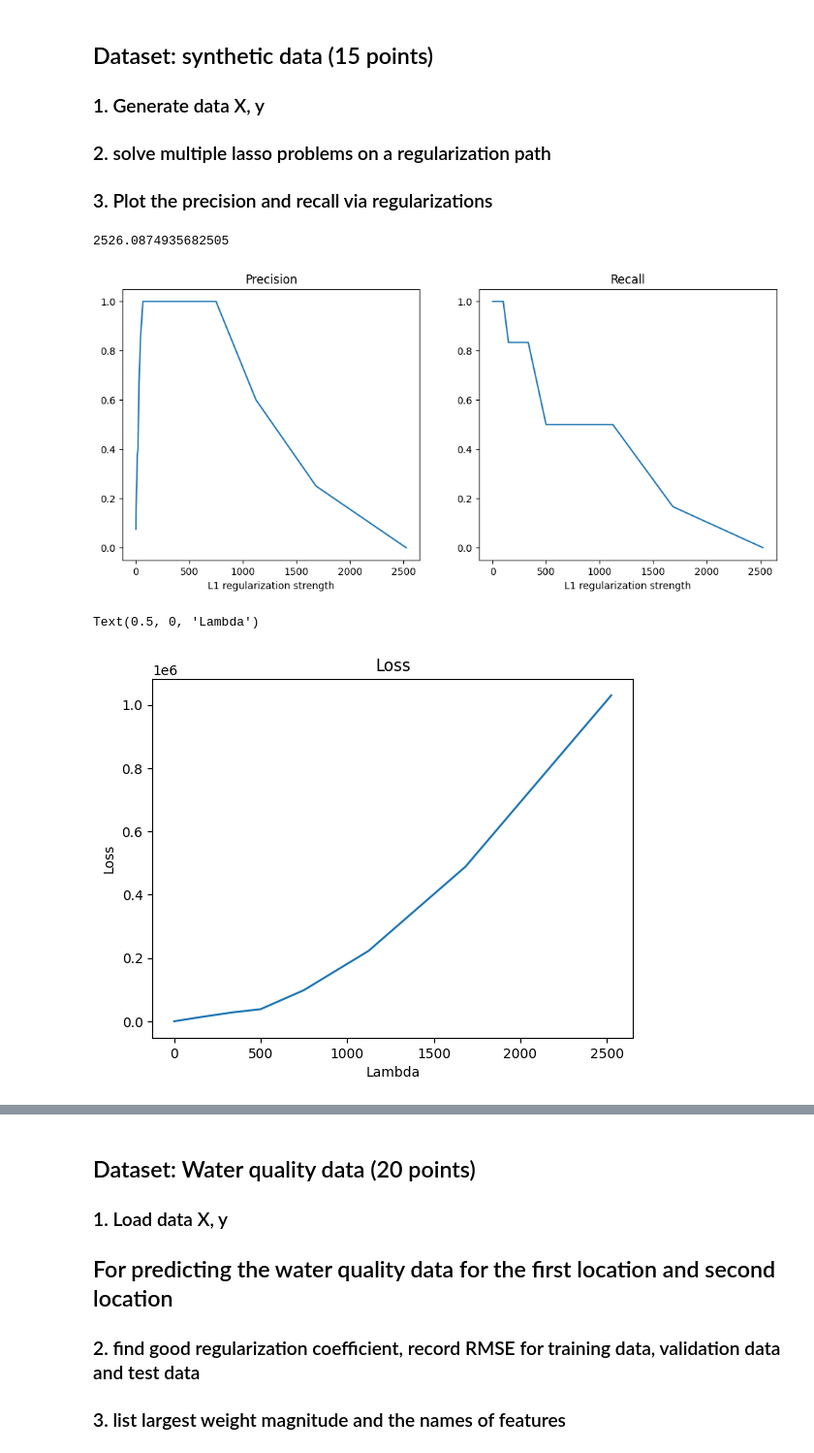
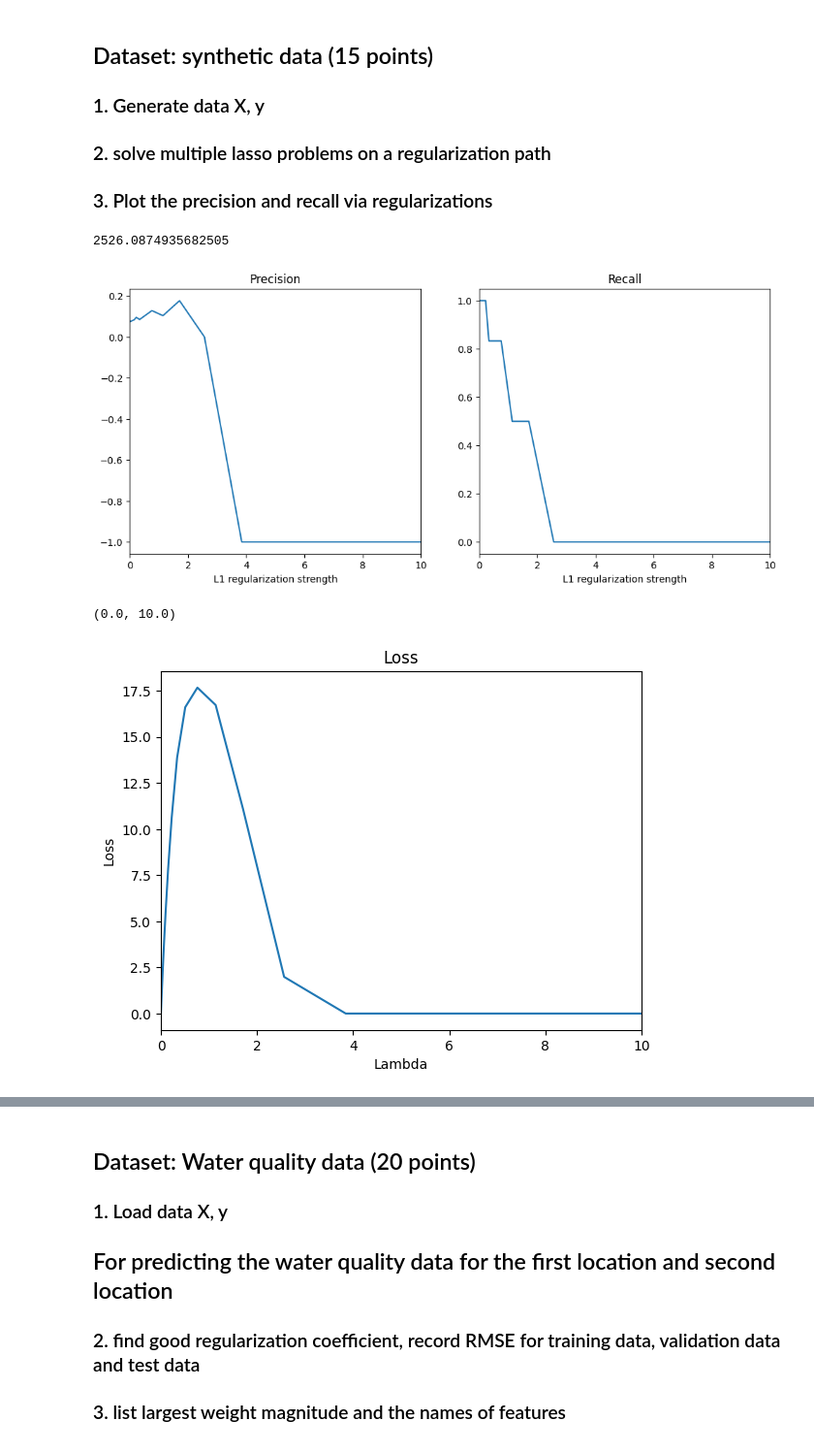
Before and after one commit to andynguy/ECE228, a Jupyter notebook: pa1.ipynb, the cells around one changed output, grey strips where cells are left out. Shown at 97% size. Saved outputs shown, nothing was run; the diff lists cells and outputs as text; code cells hidden in the pictures.

```diff
--- a/pa1.ipynb
+++ b/pa1.ipynb
@@ -78,7 +78,7 @@ def lasso(X, y, reg):
 
     return w, w0
 # %%
-K, d, N = 6, 80, 50
-w, w0 = generate_true_w(d=d, K=K)
-X, y = generate_data(w, w0, N=N, d=d, sigma=1)
-X
+# K, d, N = 6, 80, 50
+# w, w0 = generate_true_w(d=d, K=K)
+# X, y = generate_data(w, w0, N=N, d=d, sigma=1)
+# X
@@ -99,3 +84,0 @@ array([[-0.89546656,  0.3869025 , -0.51080514, ...,  1.84926373,
-# %%
-w, w0 = lasso(X, y, 0.01)
-w
@@ -202,6 +167,8 @@ def plot(regs, precision, recall):
     ax[1].set_xlabel('L1 regularization strength')
     ax[0].set_title('Precision')
     ax[1].set_title('Recall')
+    ax[0].set_xlim(0, 10)
+    ax[1].set_xlim(0, 10)
     plt.show()
 # %%
 #TODO
@@ -226,21 +193,23 @@ for i in range(q):
     pred_w, pred_w0 = lasso(X, y, reg)
     lasso_loss[i] = np.sum((X@pred_w + pred_w0 - y)**2) + reg*np.sum(np.abs(pred_w))
     if(np.count_nonzero(pred_w)==0):
-        precision[i] = 1
+        precision[i] = -1
     else:
         precision[i] = np.count_nonzero(pred_w[:K])/np.count_nonzero(pred_w)
     recall[i] = np.count_nonzero(pred_w[:K])/K
     regs[i] = reg
     reg = reg/ratio
-
-plot(regs, precision, recall)
-plt.plot(regs, lasso_loss)
-plt.title('Loss')
-plt.ylabel('Loss')
-plt.xlabel('Lambda')
 # %% [output]
 2526.0874935682505
-[figure, removed]
-Text(0.5, 0, 'Lambda')
-[figure, removed]
+# %%
+plot(regs, precision, recall)
+plt.plot(regs, lasso_loss)
+plt.title('Loss')
+plt.ylabel('Loss')
+plt.xlabel('Lambda')
+plt.xlim(0, 10)
+# %% [output]
+[figure, added]
+(0.0, 10.0)
+[figure, added]
 # %%
```
Also changed, not shown: parts of 4 cells of this notebook.
